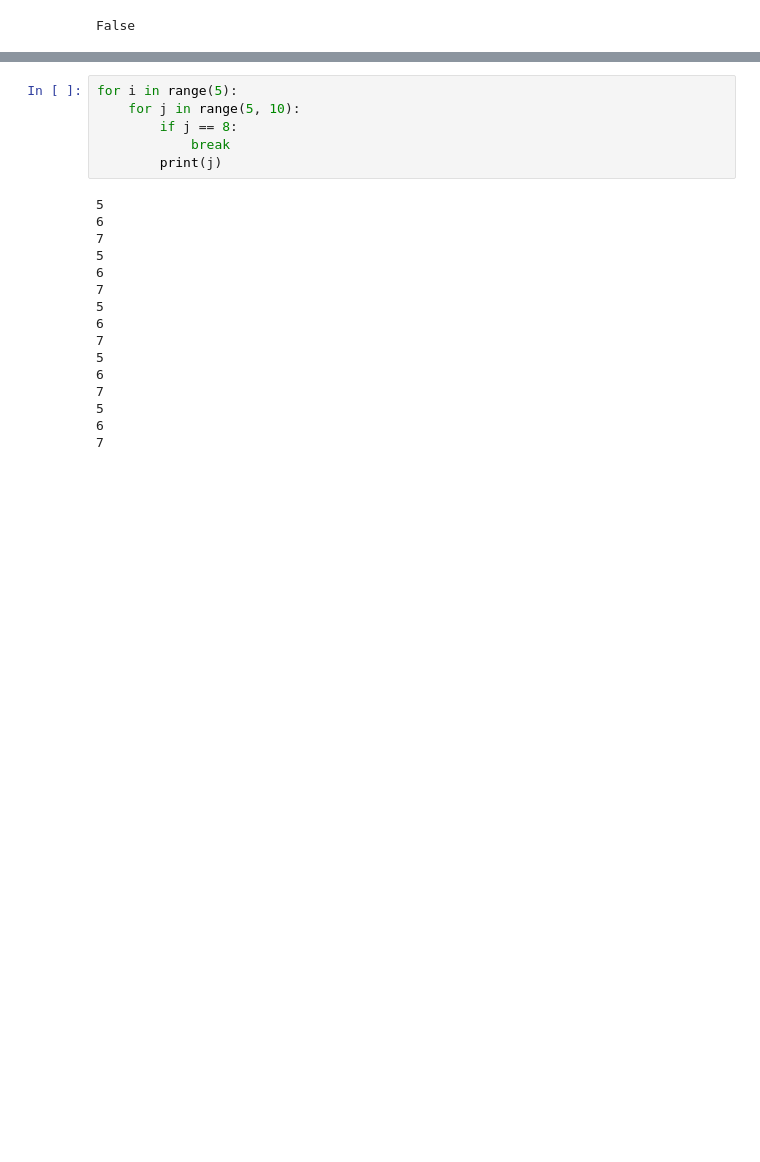
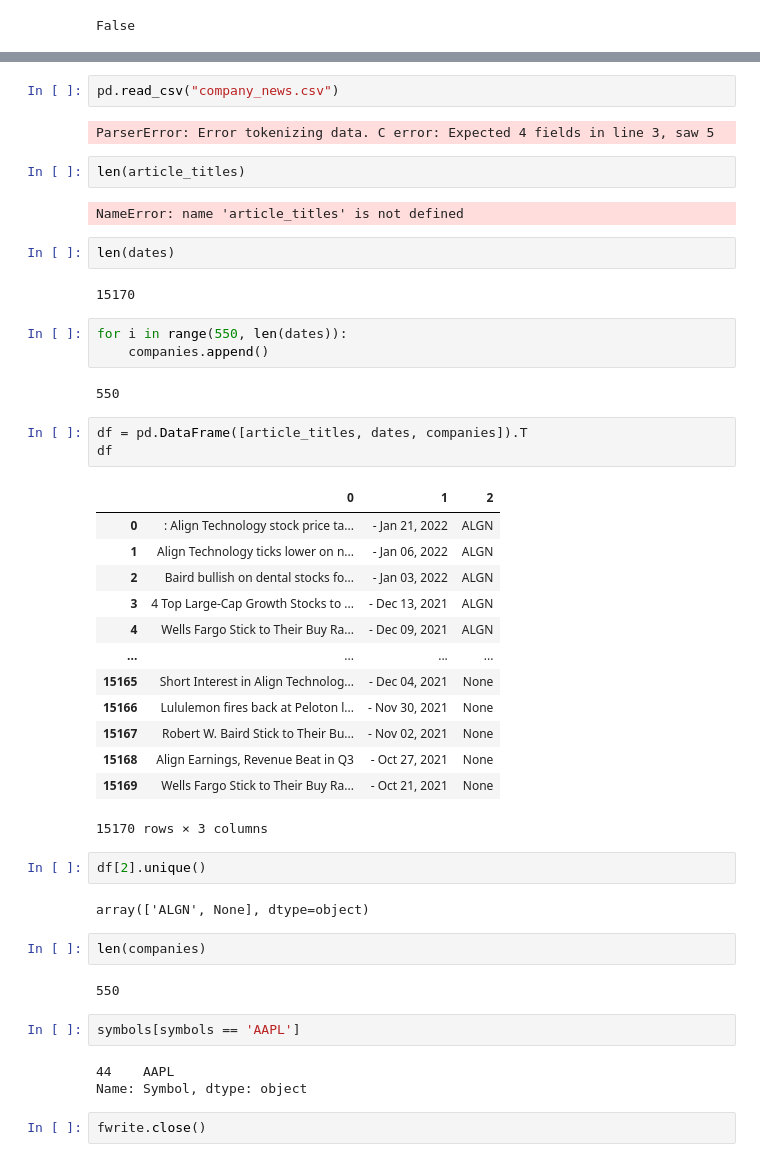
Before and after one commit to rtshinta/StockMarket, a Jupyter notebook: web_scrape_news.ipynb, the cells around one changed output, grey strips where cells are left out. Saved outputs shown, nothing was run; the diff lists cells and outputs as text; blank space fills up the shorter version.

```diff
--- a/web_scrape_news.ipynb
+++ b/web_scrape_news.ipynb
@@ -282,22 +327,49 @@ file.close()
 # %%
-for i in range(5):
-    for j in range(5, 10):
-        if j == 8:
-            break
-        print(j)
+pd.read_csv("company_news.csv")
 # %% [output]
-5
-6
-7
-5
-6
-7
-5
-6
-7
-5
-6
-7
-5
-6
-7
+ParserError: Error tokenizing data. C error: Expected 4 fields in line 3, saw 5
+# %%
+len(article_titles)
+# %% [output]
+NameError: name 'article_titles' is not defined
+# %%
+len(dates)
+# %% [output]
+15170
+# %%
+for i in range(550, len(dates)):
+    companies.append()
+# %% [output]
+550
+# %%
+df = pd.DataFrame([article_titles, dates, companies]).T
+df
+# %% [output]
+|  | 0 | 1 | 2 |
+| 0 | : Align Technology stock price ta... | - Jan 21, 2022 | ALGN |
+| 1 | Align Technology ticks lower on n... | - Jan 06, 2022 | ALGN |
+| 2 | Baird bullish on dental stocks fo... | - Jan 03, 2022 | ALGN |
+| 3 | 4 Top Large-Cap Growth Stocks to ... | - Dec 13, 2021 | ALGN |
+| 4 | Wells Fargo Stick to Their Buy Ra... | - Dec 09, 2021 | ALGN |
+| ... | ... | ... | ... |
+| 15165 | Short Interest in Align Technolog... | - Dec 04, 2021 | None |
+| 15166 | Lululemon fires back at Peloton l... | - Nov 30, 2021 | None |
+| 15167 | Robert W. Baird Stick to Their Bu... | - Nov 02, 2021 | None |
+| 15168 | Align Earnings, Revenue Beat in Q3 | - Oct 27, 2021 | None |
+| 15169 | Wells Fargo Stick to Their Buy Ra... | - Oct 21, 2021 | None |
+15170 rows × 3 columns
+# %%
+df[2].unique()
+# %% [output]
+array(['ALGN', None], dtype=object)
+# %%
+len(companies)
+# %% [output]
+550
+# %%
+symbols[symbols == 'AAPL']
+# %% [output]
+44    AAPL
+Name: Symbol, dtype: object
+# %%
+fwrite.close()
```
Also changed, not shown: parts of 1 cell of this notebook, 2 other files.
